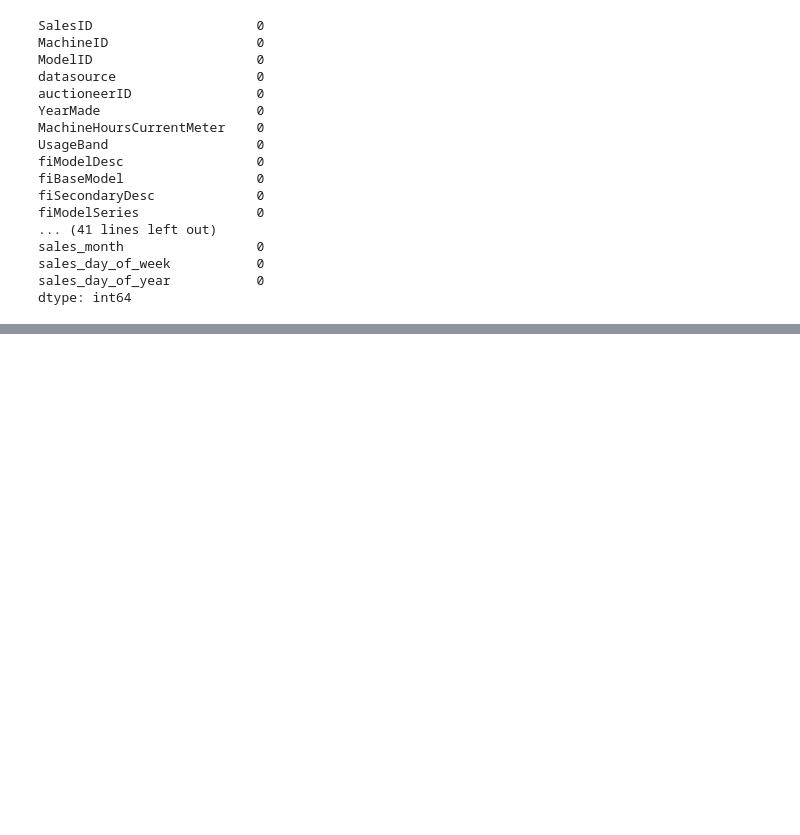
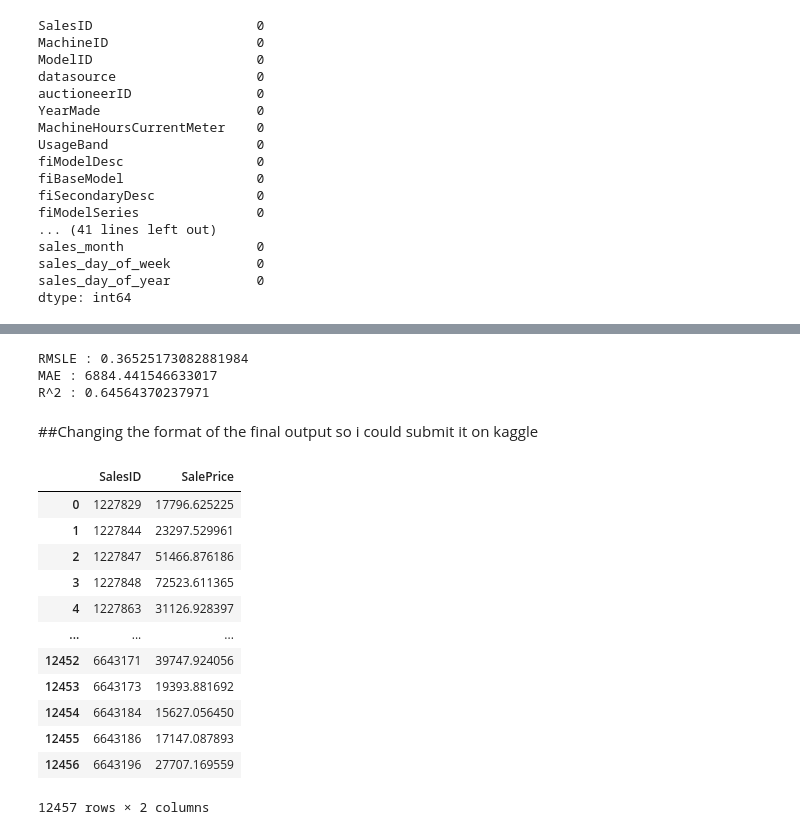
Before and after one commit to abbazs333/ML_dev_training, a Jupyter notebook: end_to_end_bulldozer_price_regression.ipynb, the cells around one changed output, grey strips where cells are left out. Drawn from its saved outputs; the diff is of its cells as text; code cells hidden in the pictures; blank space fills up the shorter version.

```diff
--- a/end_to_end_bulldozer_price_regression.ipynb
+++ b/end_to_end_bulldozer_price_regression.ipynb
@@ -622,0 +647,5 @@ R^2 : 0.44637732533960583
+# %%
+x_test = pd.read_csv("Test.csv",
+                      parse_dates = ["saledate"])
+x_test = df_data_prepare(x_test)
+x_test.isnull().sum()
@@ -622,0 +673,26 @@ R^2 : 0.44637732533960583
+# %%
+reg_score(y_test,ideal_model.predict(x_test))
+# %% [output]
+RMSLE : 0.36525173082881984
+MAE : 6884.441546633017
+R^2 : 0.64564370237971
+# %% [markdown]
+##Changing the format of the final output so i could submit it on kaggle
+# %%
+df_final = pd.DataFrame({"SalesID" : x_test["SalesID"],
+                         "SalePrice" : ideal_model.predict(x_test)})
+df_final
+# %% [output]
+|  | SalesID | SalePrice |
+| 0 | 1227829 | 17796.625225 |
+| 1 | 1227844 | 23297.529961 |
+| 2 | 1227847 | 51466.876186 |
+| 3 | 1227848 | 72523.611365 |
+| 4 | 1227863 | 31126.928397 |
+| ... | ... | ... |
+| 12452 | 6643171 | 39747.924056 |
+| 12453 | 6643173 | 19393.881692 |
+| 12454 | 6643184 | 15627.056450 |
+| 12455 | 6643186 | 17147.087893 |
+| 12456 | 6643196 | 27707.169559 |
+12457 rows × 2 columns
```
Also changed, not shown: parts of 28 cells of this notebook.
